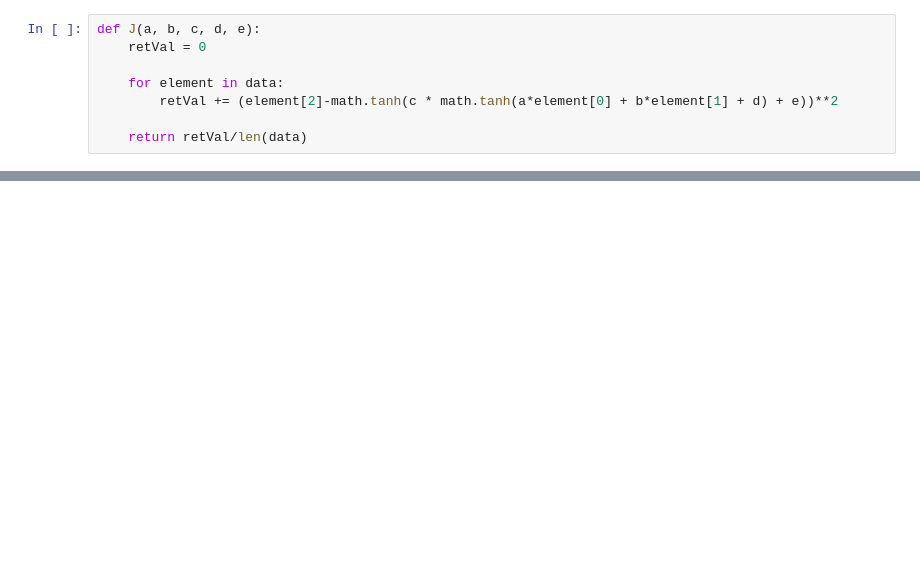
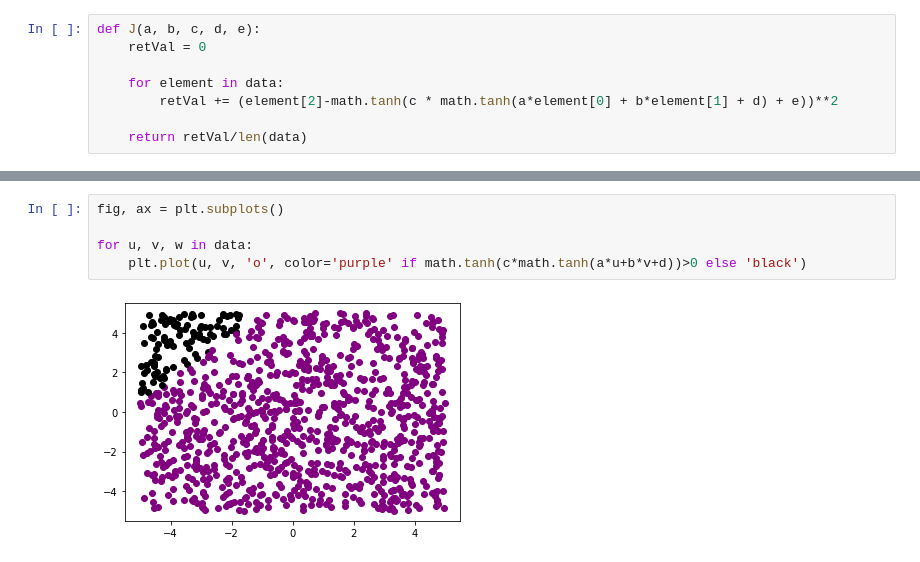
Before and after one commit to Vasco-Varas/IMT2220_Tarea1, a Jupyter notebook: Parte_2.ipynb, the cells around one changed output, grey strips where cells are left out. Cells and saved outputs as stored; diff of their text form; blank space fills up the shorter version.

```diff
--- a/Parte_2.ipynb
+++ b/Parte_2.ipynb
@@ -110,0 +110,7 @@ plt.plot(errors, color='black')
+# %%
+fig, ax = plt.subplots()
+
+for u, v, w in data:
+    plt.plot(u, v, 'o', color='purple' if math.tanh(c*math.tanh(a*u+b*v+d))>0 else 'black')
+# %% [output]
+[figure, added]
```
Also changed, not shown: parts of 17 cells of this notebook.
